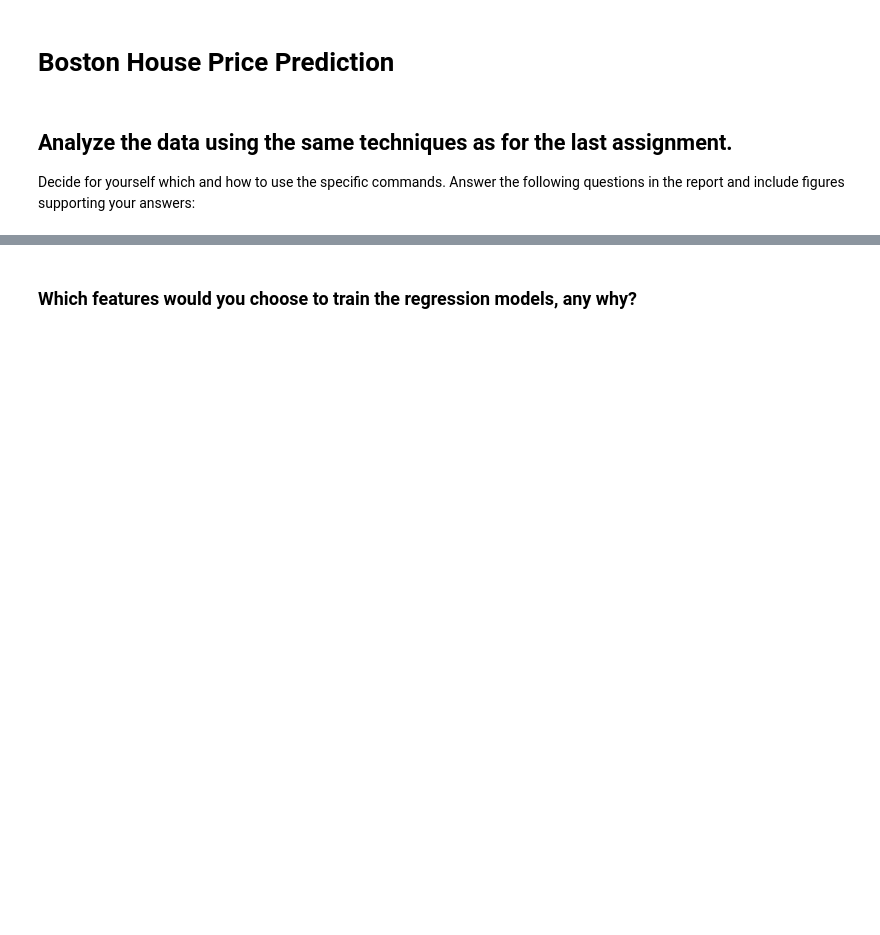
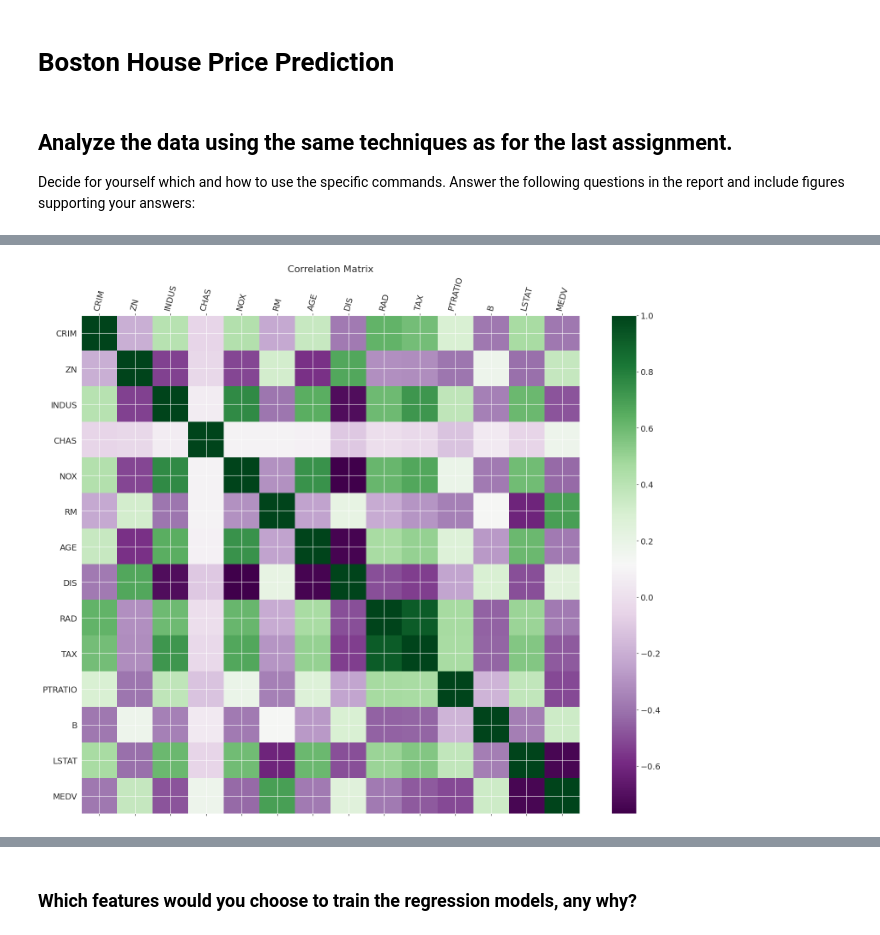
Before and after one commit to fweingartshofer/mc-ml, a Jupyter notebook: e02/boston-housing.ipynb, the cells around one changed output, grey strips where cells are left out. Cells and saved outputs as stored; diff of their text form; code cells hidden in the pictures; blank space fills up the shorter version.

Commit message:
started work on boston-housing.ipynb

```diff
--- a/e02/boston-housing.ipynb
+++ b/e02/boston-housing.ipynb
@@ -9,0 +39,10 @@ answers:
+# %%
+import pandas as pd
+#Loading the dataset using sklearn library
+from sklearn.datasets import load_boston
+
+df = pd.read_csv("housing.csv", sep="\s+",
+                 names=["CRIM", "ZN", "INDUS", "CHAS", "NOX", "RM", "AGE", "DIS", "RAD", "TAX", "PTRATIO", "B", "LSTAT", "MEDV"],
+                 header=None)
+
+df.describe() # list some statistics for the features in the dataset
@@ -9,0 +80,5 @@ answers:
+# %%
+import utils
+utils.piggy_matrix(df)
+# %% [output]
+[figure, added]
```
Also changed, not shown: parts of 10 cells of this notebook.
